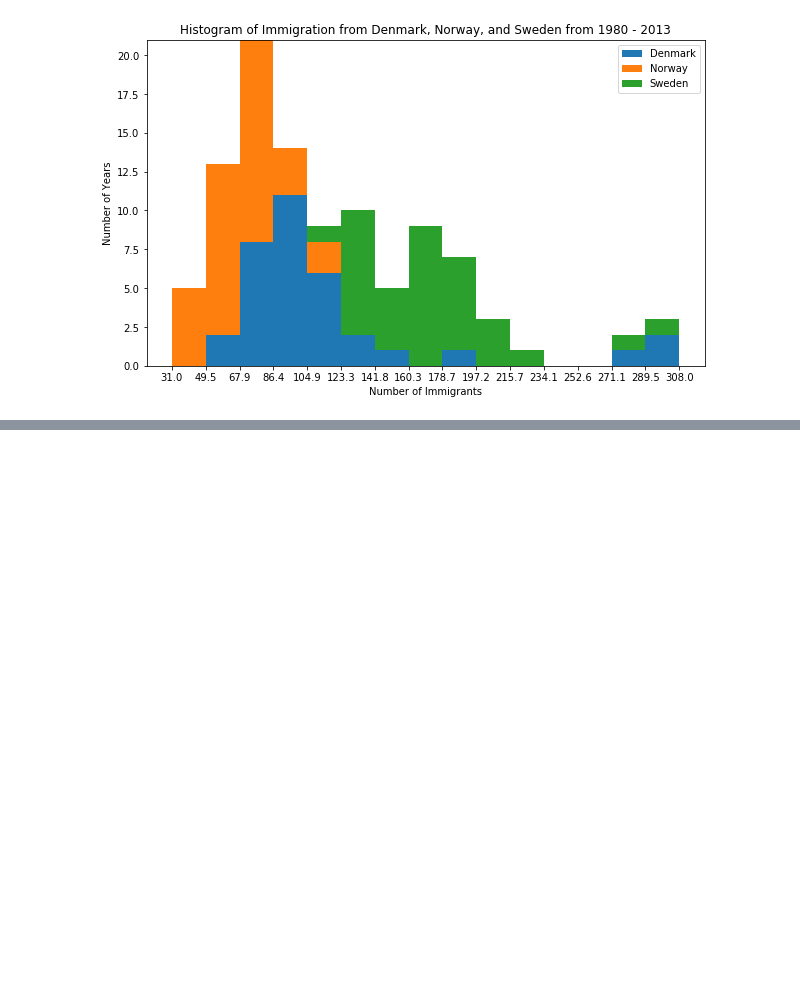
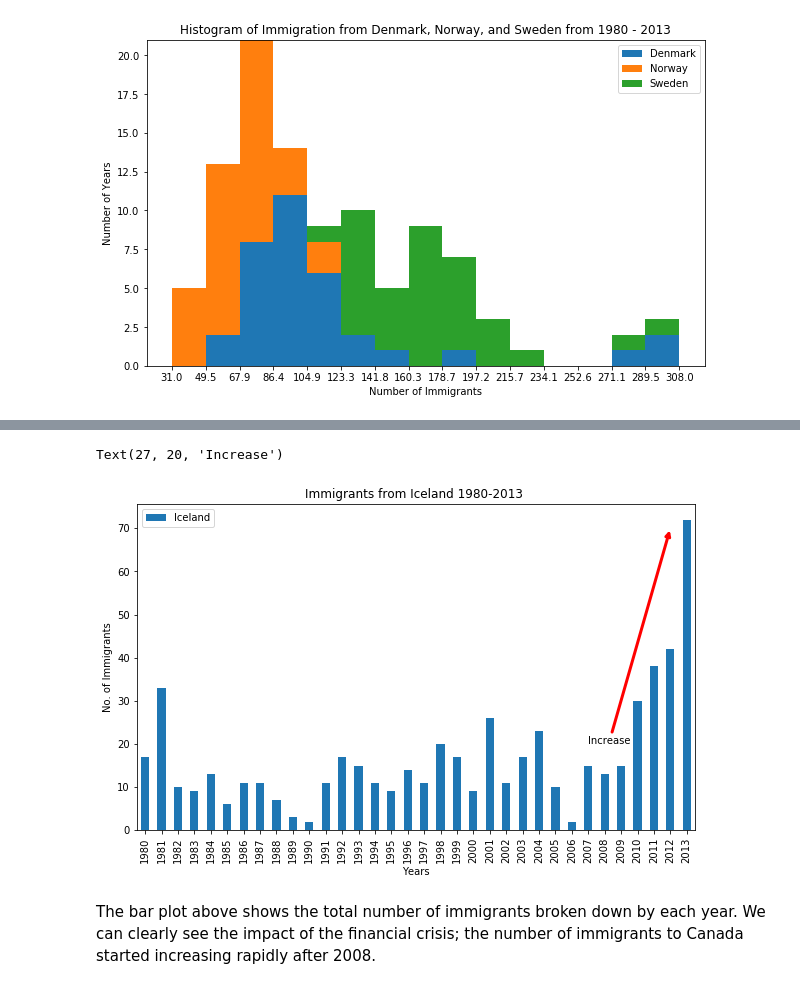
Before and after one commit to aitezazakhtar/Visualization-using-BasicTools, a Jupyter notebook: visualize-area-histo-barPlots.ipynb, the cells around one changed output, grey strips where cells are left out. Drawn from its saved outputs; the diff is of its cells as text; code cells hidden in the pictures; blank space fills up the shorter version.

Commit message:
bar charts

```diff
--- a/visualize-area-histo-barPlots.ipynb
+++ b/visualize-area-histo-barPlots.ipynb
@@ -186,0 +172,3 @@ Text(0.5, 0, 'Number of Immigrants')
+# %%
+df_iceland = df_can.loc[['Iceland'],years].transpose()
+df_iceland.head()
@@ -186,0 +182,20 @@ Text(0.5, 0, 'Number of Immigrants')
+# %%
+df_iceland.plot(kind='bar',
+                figsize=(10,6)
+               )
+
+plt.title('Immigrants from Iceland 1980-2013 ')
+plt.xlabel('Years')
+plt.ylabel('No. of Immigrants')
+
+plt.annotate('Increase',
+             xy=(32,70),
+             xytext=(27, 20),
+             xycoords='data',
+             arrowprops=dict(arrowstyle='->', connectionstyle='arc3', color='red', lw=3)
+            )
+# %% [output]
+Text(27, 20, 'Increase')
+[figure, added]
+# %% [markdown]
+The bar plot above shows the total number of immigrants broken down by each year. We can clearly see the impact of the financial crisis; the number of immigrants to Canada started increasing rapidly after 2008.
```
Also changed, not shown: parts of 4 cells of this notebook.
